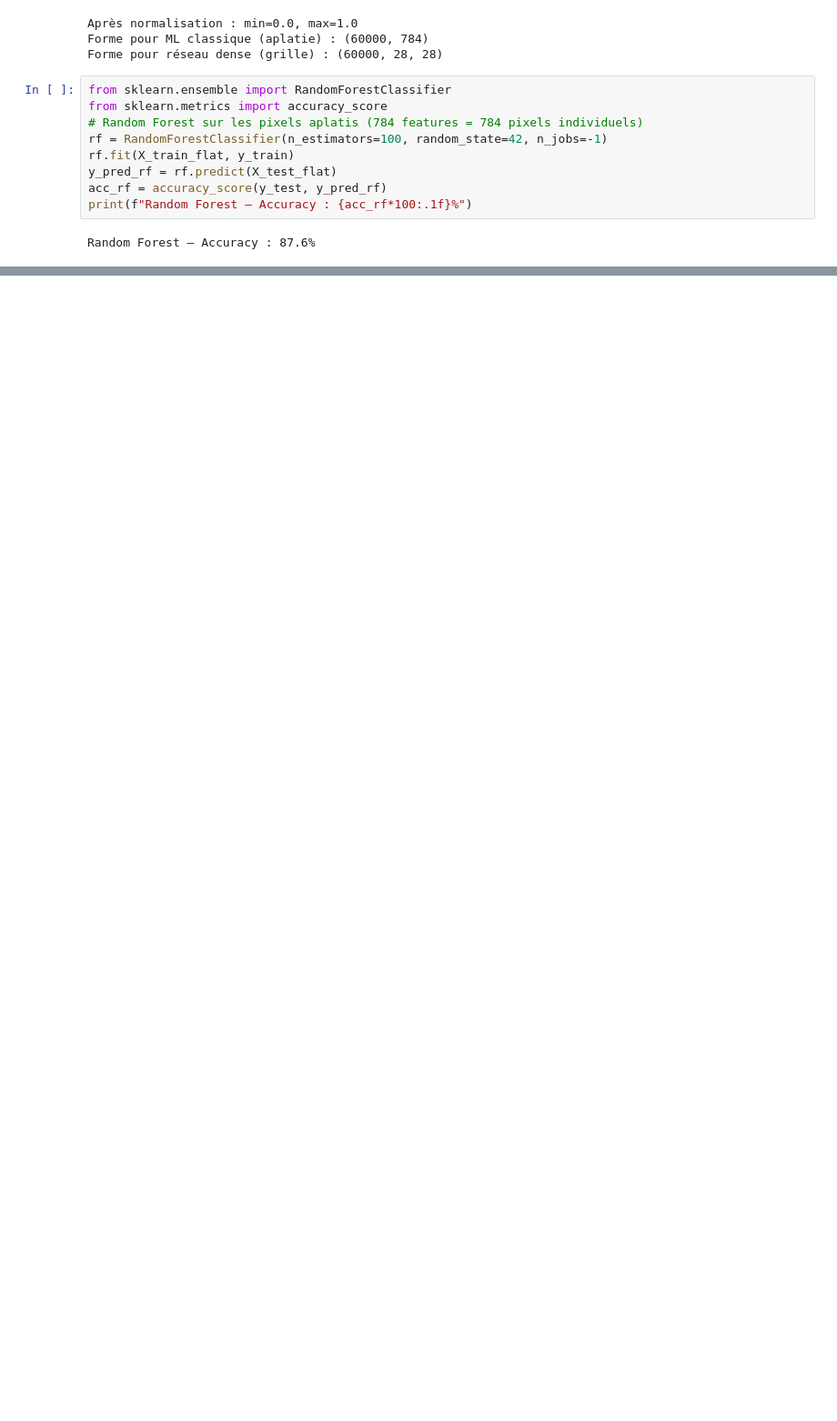
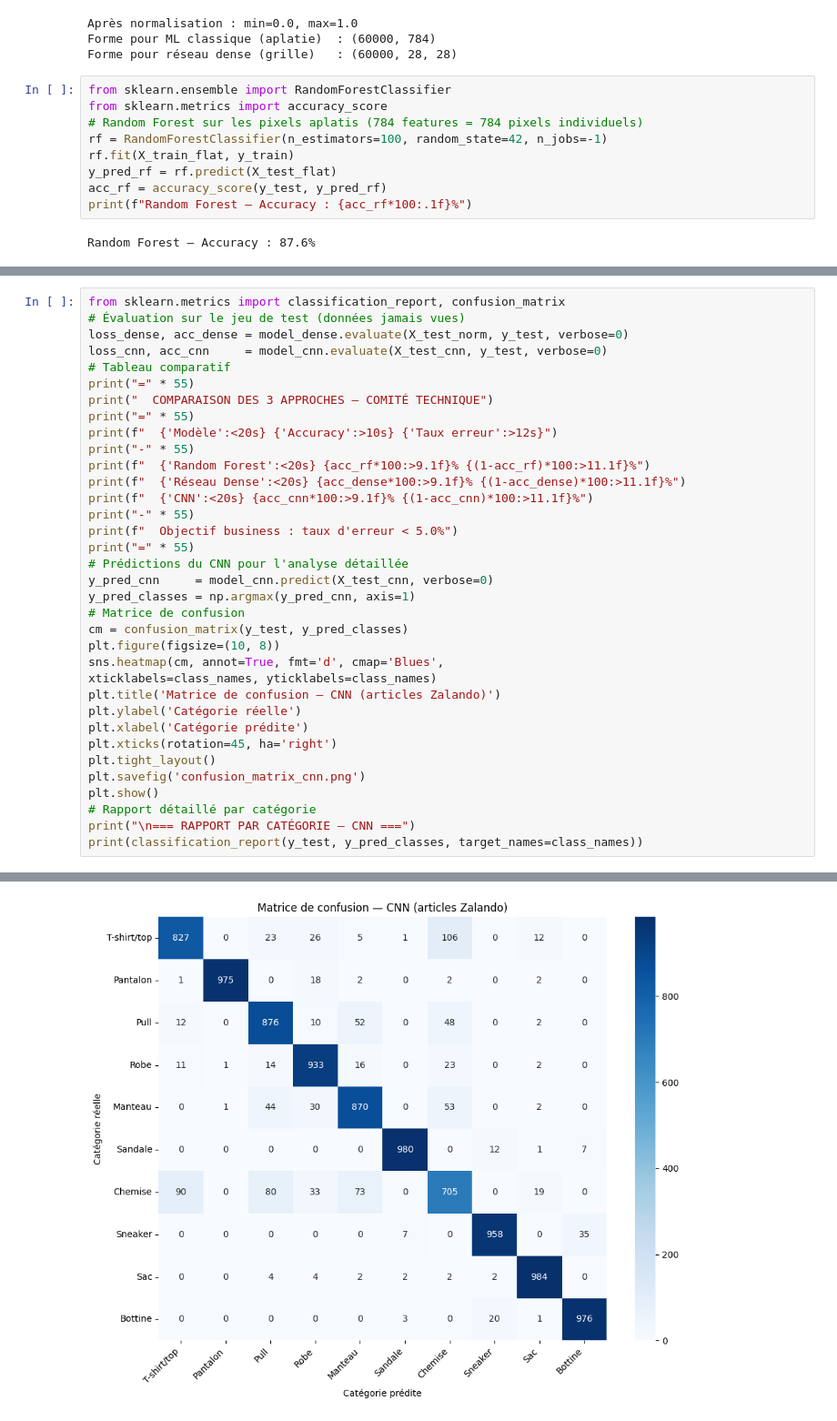
Before and after one commit to arnaud-pfeil-lefort/tp-IA, a Jupyter notebook: tp3.ipynb, the cells around one changed output, grey strips where cells are left out. Shown at 91% size. Drawn from its saved outputs; the diff is of its cells as text; blank space fills up the shorter version.

```diff
--- a/tp3.ipynb
+++ b/tp3.ipynb
@@ -175,0 +262,36 @@ NameError: name 'history_dense' is not defined
+# %%
+from sklearn.metrics import classification_report, confusion_matrix
+# Évaluation sur le jeu de test (données jamais vues)
+loss_dense, acc_dense = model_dense.evaluate(X_test_norm, y_test, verbose=0)
+loss_cnn, acc_cnn     = model_cnn.evaluate(X_test_cnn, y_test, verbose=0)
+# Tableau comparatif
+print("=" * 55)
+print("  COMPARAISON DES 3 APPROCHES — COMITÉ TECHNIQUE")
+print("=" * 55)
+print(f"  {'Modèle':<20s} {'Accuracy':>10s} {'Taux erreur':>12s}")
+print("-" * 55)
+print(f"  {'Random Forest':<20s} {acc_rf*100:>9.1f}% {(1-acc_rf)*100:>11.1f}%")
+print(f"  {'Réseau Dense':<20s} {acc_dense*100:>9.1f}% {(1-acc_dense)*100:>11.1f}%")
+print(f"  {'CNN':<20s} {acc_cnn*100:>9.1f}% {(1-acc_cnn)*100:>11.1f}%")
+print("-" * 55)
+print(f"  Objectif business : taux d'erreur < 5.0%")
+print("=" * 55)
+# Prédictions du CNN pour l'analyse détaillée
+y_pred_cnn     = model_cnn.predict(X_test_cnn, verbose=0)
+y_pred_classes = np.argmax(y_pred_cnn, axis=1)
+# Matrice de confusion
+cm = confusion_matrix(y_test, y_pred_classes)
+plt.figure(figsize=(10, 8))
+sns.heatmap(cm, annot=True, fmt='d', cmap='Blues',
+xticklabels=class_names, yticklabels=class_names)
+plt.title('Matrice de confusion — CNN (articles Zalando)')
+plt.ylabel('Catégorie réelle')
+plt.xlabel('Catégorie prédite')
+plt.xticks(rotation=45, ha='right')
+plt.tight_layout()
+plt.savefig('confusion_matrix_cnn.png')
+plt.show()
+# Rapport détaillé par catégorie
+print("\n=== RAPPORT PAR CATÉGORIE — CNN ===")
+print(classification_report(y_test, y_pred_classes, target_names=class_names))
+# %% [output]
@@ -175,0 +309 @@ NameError: name 'history_dense' is not defined
+[figure, added]
```
Also changed, not shown: parts of 11 cells of this notebook, 1 other file.
